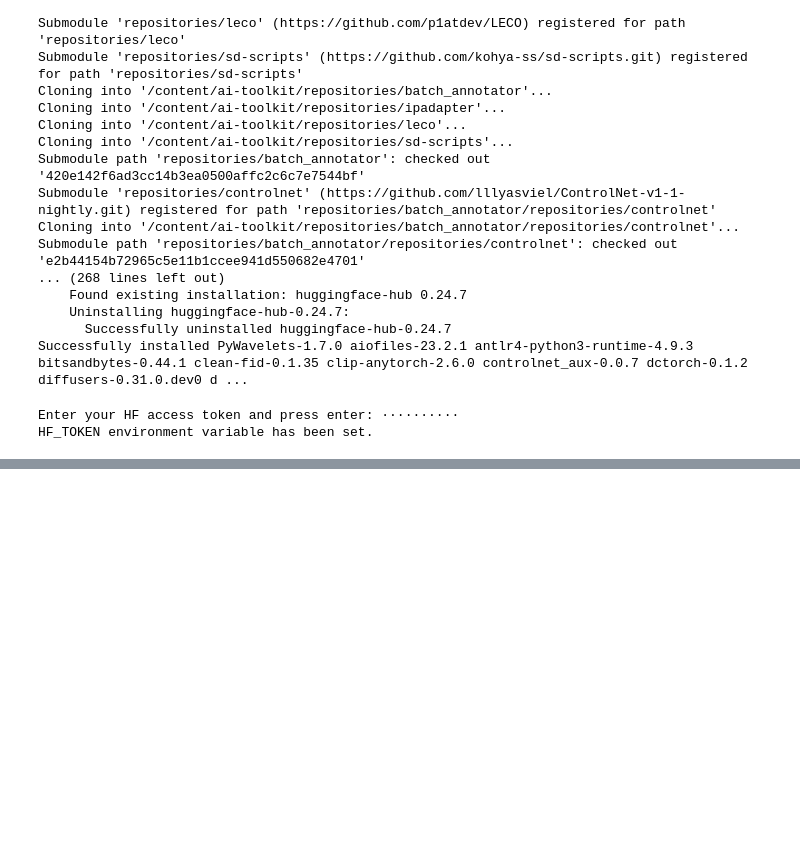
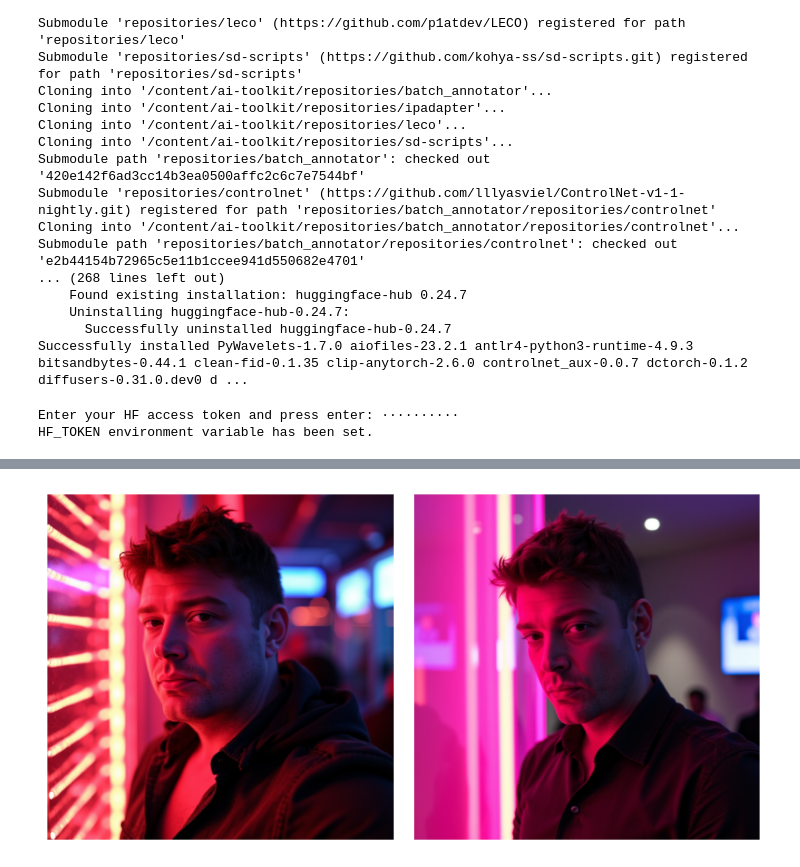
Before and after one commit to amanzoni1/DL_project, a Jupyter notebook: flux_lora.ipynb, the cells around one changed output, grey strips where cells are left out. Cells and saved outputs as stored; diff of their text form; code cells hidden in the pictures; blank space fills up the shorter version.

```diff
--- a/flux_lora.ipynb
+++ b/flux_lora.ipynb
@@ -489,0 +586,32 @@ unexpected values: w=960, h=1280, file_item.scale_to_width=598, file_item.scale_
+# %%
+# Define model parameters
+pipe_id = "black-forest-labs/FLUX.1-dev"
+models_folder = "/content/drive/MyDrive/deep_learning/models/CharAI/flux_lora_hero"
+model_cp = "flux_lora_hero_000002400.safetensors"
+lora_scale = 1.0  # Adjust based on your training
+
+# Initialize the pipeline
+pipeline = initialize_pipeline(pipe_id, models_folder, model_cp, lora_scale=lora_scale)
+# %%
+# Define your prompt
+prompt = "portrait of s3lf_p3rs0n, neon color, cinematic"
+#prompt = "A full-body professional photograph of s3lf_p3rs0n, looking directly at the camera with serious eyes. Captured with an 85mm lens, utilizing soft natural lighting and hard rim lighting to highlight his features. The composition showcases her entire body in a confident pose. High-resolution, sharp focus, vibrant but natural colors"
+#prompt = "s3lf_p3rs0n as hulk, green and muscle"
+#prompt = "s3lf_p3rs0n is a poker player, confident and fierce at the table, with sigar and fish on the table"
+
+# Define the folder to save images (optional)
+# save_folder = "/content/drive/MyDrive/deep_learning/generated_images"
+
+# Generate and display a grid of 4 images
+generate_image_grid(
+    pipeline=pipeline,
+    prompt=prompt,
+    num_images=2,
+    grid_size=(1, 2),
+    num_inference_steps=40,
+    guidance_scale=4.0,
+    lora_scale=lora_scale,
+    seed=123
+)
+# %% [output]
+[figure, added]
```
Also changed, not shown: parts of 7 cells of this notebook.
